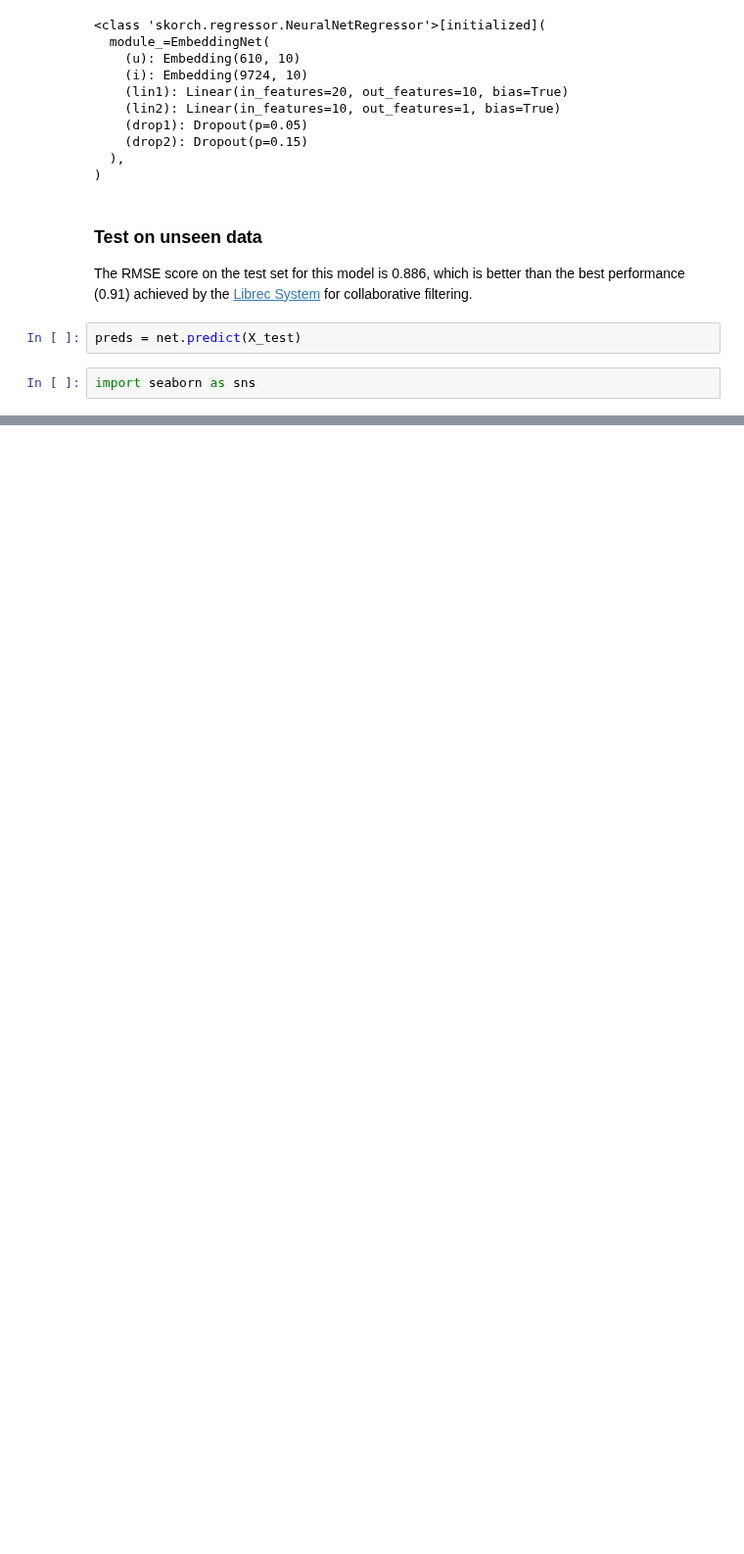
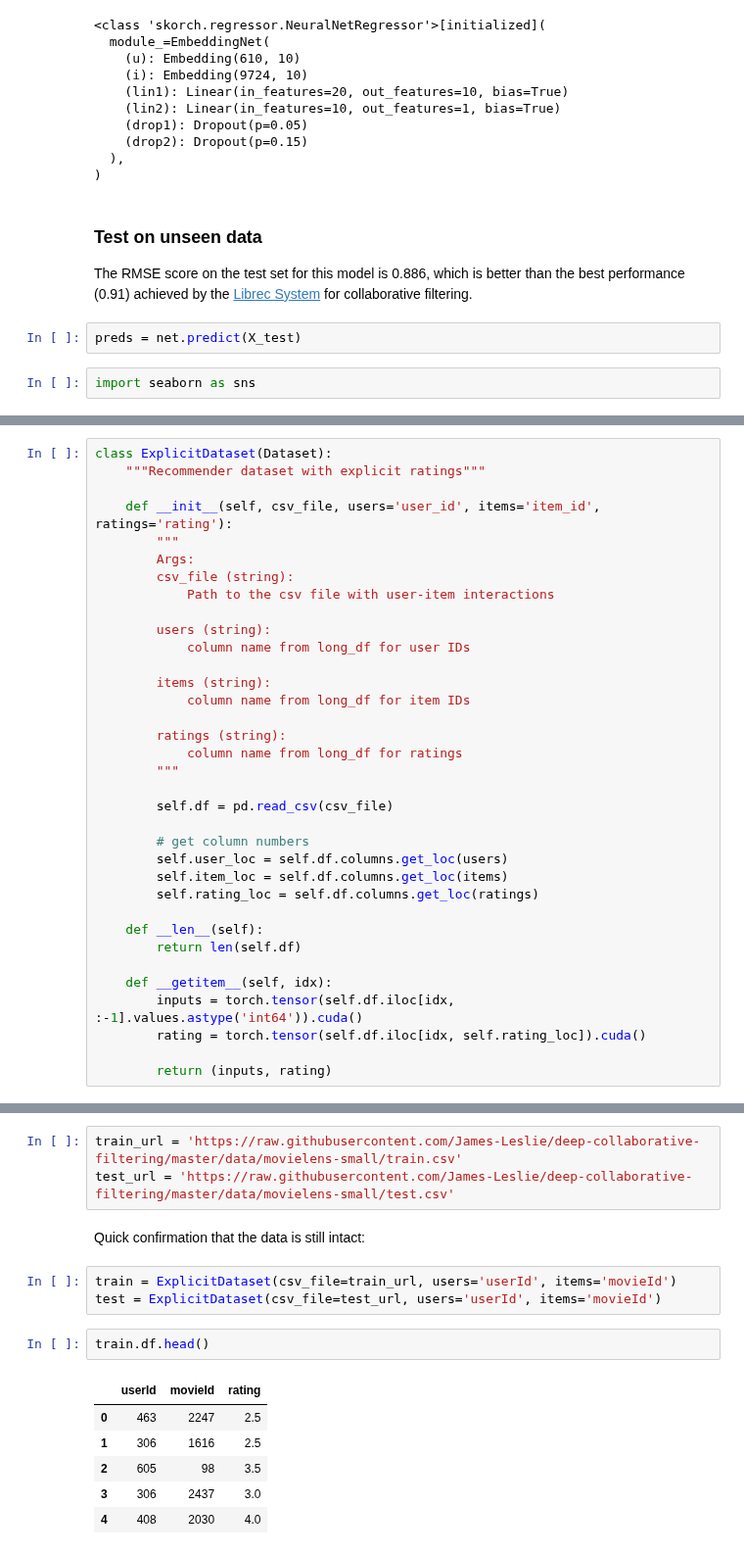
Before and after one commit to James-Leslie/deep-collaborative-filtering, a Jupyter notebook: movielens_skorch.ipynb, the cells around one changed output, grey strips where cells are left out. Shown at 98% size. Drawn from its saved outputs; the diff is of its cells as text; blank space fills up the shorter version.

Commit message:
updated skorch nb to include PyTorch from scratch

```diff
--- a/movielens_skorch.ipynb
+++ b/movielens_skorch.ipynb
@@ -213,0 +226,35 @@ np.sqrt(np.mean((preds - y_test) ** 2))
+# %%
+class ExplicitDataset(Dataset):
+    """Recommender dataset with explicit ratings"""
+
+    def __init__(self, csv_file, users='user_id', items='item_id', ratings='rating'):
+        """
+        Args:
+        csv_file (string):
+            Path to the csv file with user-item interactions
+
+        users (string):
+            column name from long_df for user IDs
+
+        items (string):
+            column name from long_df for item IDs
+
+        ratings (string):
+            column name from long_df for ratings
+        """
+
+        self.df = pd.read_csv(csv_file)
+
+        # get column numbers
+        self.user_loc = self.df.columns.get_loc(users)
+        self.item_loc = self.df.columns.get_loc(items)
+        self.rating_loc = self.df.columns.get_loc(ratings)
+
+    def __len__(self):
+        return len(self.df)
+
+    def __getitem__(self, idx):
+        inputs = torch.tensor(self.df.iloc[idx, :-1].values.astype('int64')).cuda()
+        rating = torch.tensor(self.df.iloc[idx, self.rating_loc]).cuda()
+
+        return (inputs, rating)
@@ -213,0 +264,17 @@ np.sqrt(np.mean((preds - y_test) ** 2))
+# %%
+train_url = 'https://raw.githubusercontent.com/James-Leslie/deep-collaborative-filtering/master/data/movielens-small/train.csv'
+test_url = 'https://raw.githubusercontent.com/James-Leslie/deep-collaborative-filtering/master/data/movielens-small/test.csv'
+# %% [markdown]
+Quick confirmation that the data is still intact:
+# %%
+train = ExplicitDataset(csv_file=train_url, users='userId', items='movieId')
+test = ExplicitDataset(csv_file=test_url, users='userId', items='movieId')
+# %%
+train.df.head()
+# %% [output]
+|  | userId | movieId | rating |
+| 0 | 463 | 2247 | 2.5 |
+| 1 | 306 | 1616 | 2.5 |
+| 2 | 605 | 98 | 3.5 |
+| 3 | 306 | 2437 | 3.0 |
+| 4 | 408 | 2030 | 4.0 |
```
Also changed, not shown: parts of 43 cells of this notebook, 3 other files.
